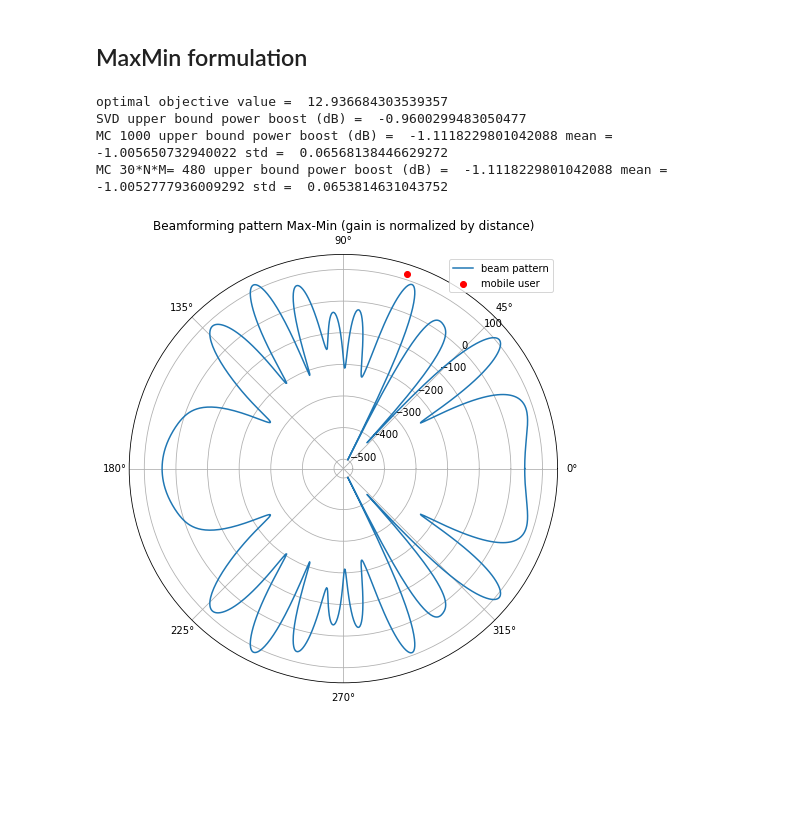
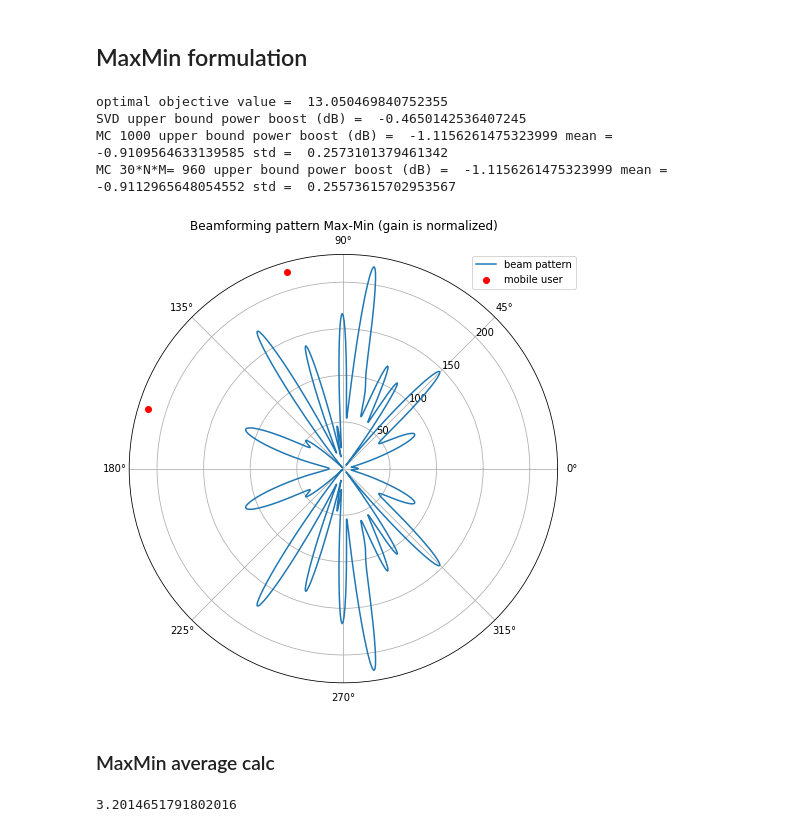
Before and after one commit to anvuongb/ece569_cvxopt_final, a Jupyter notebook: transmit_beamforming.ipynb, the cells around one changed output. Saved outputs shown, nothing was run; the diff lists cells and outputs as text; code cells hidden in the pictures; blank space fills up the shorter version.

```diff
--- a/transmit_beamforming.ipynb
+++ b/transmit_beamforming.ipynb
@@ -29,7 +29,7 @@ def rand_angles(M):
     return np.random.randint(0, 180, M)/180*np.pi # 0->180deg
 
 def rand_distances(M):
-    return np.random.randint(50, 250, M) # 50-250m
+    return np.random.randint(1000, 2500, M) # 50-250m
 
 def get_path_loss_phase_diff(angles, distances, N, M):
     r = np.arange(N)
@@ -109,22 +109,22 @@ def recover_w_randC(W_opt):
 # %%
 def check_violation(w, h):
     scale_factor = 1
-    constraint = np.abs(np.dot(w.T, h))[0][0]**2
+    constraint = np.abs(np.dot(np.conjugate(h).T, w))[0][0]**2
     # print(constraint)
     violate = constraint < 1
     if violate:
         return np.sqrt(1.0/constraint), constraint
     return scale_factor, constraint
 
-def get_min_scale_factor(w, H):
+def get_min_scale_factor(w, h_list):
     scale_factor = -np.inf
-    for i in range(np.shape(H)[0]):
-        s, _ = check_violation(w, H[i])
+    for i in range(len(h_list)):
+        s, _ = check_violation(w, h_list[i])
         scale_factor = np.max([scale_factor, s])
     return scale_factor
 # %%
-N = 16 # number of transmit antennas
-M = 1 # number of mobile users
+N = 4 # number of transmit antennas
+M = 8 # number of mobile users
 # P = 1 # transmit power
 
 lambda_ = 0.375 # carrier wavelength
@@ -184,9 +184,9 @@ for i in range(1000):
     w_randB = recover_w_randB(W_opt)
     w_randC = recover_w_randC(W_opt)
 
-    scale_factor_randA = get_min_scale_factor(w_randA, H_array_norm_QoS)
-    scale_factor_randB = get_min_scale_factor(w_randB, H_array_norm_QoS)
-    scale_factor_randC = get_min_scale_factor(w_randC, H_array_norm_QoS)
+    scale_factor_randA = get_min_scale_factor(w_randA, h_array_norm_QoS)
+    scale_factor_randB = get_min_scale_factor(w_randB, h_array_norm_QoS)
+    scale_factor_randC = get_min_scale_factor(w_randC, h_array_norm_QoS)
 
     w_randA *= scale_factor_randA
     w_randB *= scale_factor_randB
@@ -196,7 +196,7 @@ for i in range(1000):
     norm_l = [np.linalg.norm(w_SVD)**2, np.linalg.norm(w_randA)**2, np.linalg.norm(w_randB)**2, np.linalg.norm(w_randC)**2]
 
     w_min = w_l[np.argmin(norm_l)]
-    ubpb.append(np.log10(np.linalg.norm(w_min)**2/opt))
+    ubpb.append(np.linalg.norm(w_min)**2/opt)
 
 print("MC 1000 upper bound power boost (dB) = ", np.min(ubpb), "mean = ", np.mean(ubpb), "std = ", np.std(ubpb))
 
@@ -204,14 +204,15 @@ w_best = None
 ubpb_best = np.inf
 
 for i in range(30*N*M):
+# for i in range(10000):
     # recover randomization
     w_randA = recover_w_randA(W_opt)
     w_randB = recover_w_randB(W_opt)
     w_randC = recover_w_randC(W_opt)
 
-    scale_factor_randA = get_min_scale_factor(w_randA, H_array_norm_QoS)
-    scale_factor_randB = get_min_scale_factor(w_randB, H_array_norm_QoS)
-    scale_factor_randC = get_min_scale_factor(w_randC, H_array_norm_QoS)
+    scale_factor_randA = get_min_scale_factor(w_randA, h_array_norm_QoS)
+    scale_factor_randB = get_min_scale_factor(w_randB, h_array_norm_QoS)
+    scale_factor_randC = get_min_scale_factor(w_randC, h_array_norm_QoS)
 
     w_randA *= scale_factor_randA
     w_randB *= scale_factor_randB
@@ -221,11 +222,11 @@ for i in range(30*N*M):
     norm_l = [np.linalg.norm(w_SVD)**2, np.linalg.norm(w_randA)**2, np.linalg.norm(w_randB)**2, np.linalg.norm(w_randC)**2]
 
     w_min = w_l[np.argmin(norm_l)]
-    ubpb.append(np.log10(np.linalg.norm(w_min)**2/opt))
+    ubpb.append(np.linalg.norm(w_min)**2/opt)
 
     if ubpb[-1] < ubpb_best:
         w_best = w_min
         ubpb_best = ubpb[-1]
 w_best_qos = w_best
-print("MC 30*N*M=", 30*N*M, "upper bound power boost (dB) = ", np.min(ubpb), "mean = ", np.mean(ubpb), "std = ", np.std(ubpb))
+print("MC 30*N*M=", 30*N*M, "upper bound power (dB) boost = ", np.min(ubpb), "mean = ", np.mean(ubpb), "std = ", np.std(ubpb))
 # %% [output]
@@ -329,26 +334,29 @@ for i in range(30*N*M):
 w_best_maxmin = w_best
 print("MC 30*N*M=", 30*N*M, "upper bound power boost (dB) = ", np.min(ubpb), "mean = ", np.mean(ubpb), "std = ", np.std(ubpb))
 # %% [output]
-optimal objective value =  12.936684303539357
-SVD upper bound power boost (dB) =  -0.9600299483050477
-MC 1000 upper bound power boost (dB) =  -1.1118229801042088 mean =  -1.005650732940022 std =  0.06568138446629272
-MC 30*N*M= 480 upper bound power boost (dB) =  -1.1118229801042088 mean =  -1.0052777936009292 std =  0.0653814631043752
+optimal objective value =  13.050469840752355
+SVD upper bound power boost (dB) =  -0.4650142536407245
+MC 1000 upper bound power boost (dB) =  -1.1156261475323999 mean =  -0.9109564633139585 std =  0.2573101379461342
+MC 30*N*M= 960 upper bound power boost (dB) =  -1.1156261475323999 mean =  -0.9112965648054552 std =  0.25573615702953567
 # %%
 w = w_best_maxmin.ravel()
 # Calculate gain and directive gain; plot on a polar chart.
 phi, g = gain(d, w)
 DdBi = get_directive_gain(g)
 
 fig = plt.figure(figsize=(7,7))
 ax = fig.add_subplot(projection='polar', label="meters")
-# ax.plot(phi, g*np.max(distances)/np.max(g), label="beam pattern")
-ax.plot(phi, np.log(g)*np.max(distances)/np.log(np.max(g)), label="beam pattern")
+ax.plot(phi, g*np.max(distances)/np.max(g), label="beam pattern")
+# ax.plot(phi, np.log(g)*np.max(distances)/np.log(np.max(g)), label="beam pattern")
 ax.scatter(angles, distances, color="red", label="mobile user")
 # ax.set_rticks([0, 50, 100, 200, 250])
 ax.set_rlabel_position(45)
-plt.title("Beamforming pattern Max-Min (gain is normalized by distance)")
+plt.title("Beamforming pattern Max-Min (gain is normalized)")
 plt.legend()
+ax.legend(loc=(0.8,0.92))
 plt.tight_layout()
 plt.show()
 # %% [output]
-[figure, old version]
+[figure, new version]
+# %% [markdown]
+### MaxMin average calc
@@ -354,0 +424,4 @@ plt.show()
+# %%
+np.mean(ubpb_best_list)
+# %% [output]
+3.2014651791802016
```
Also changed, not shown: parts of 10 cells of this notebook.
